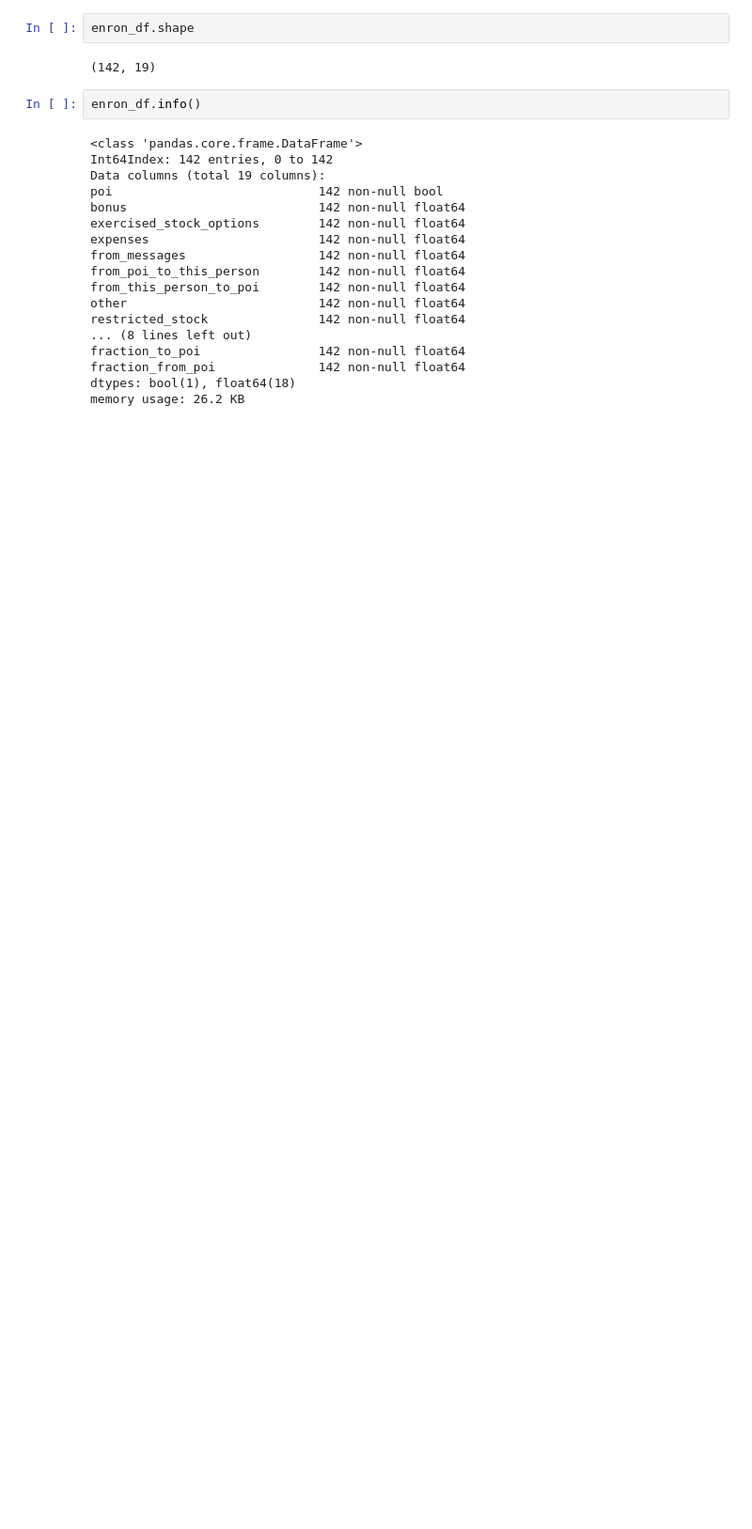
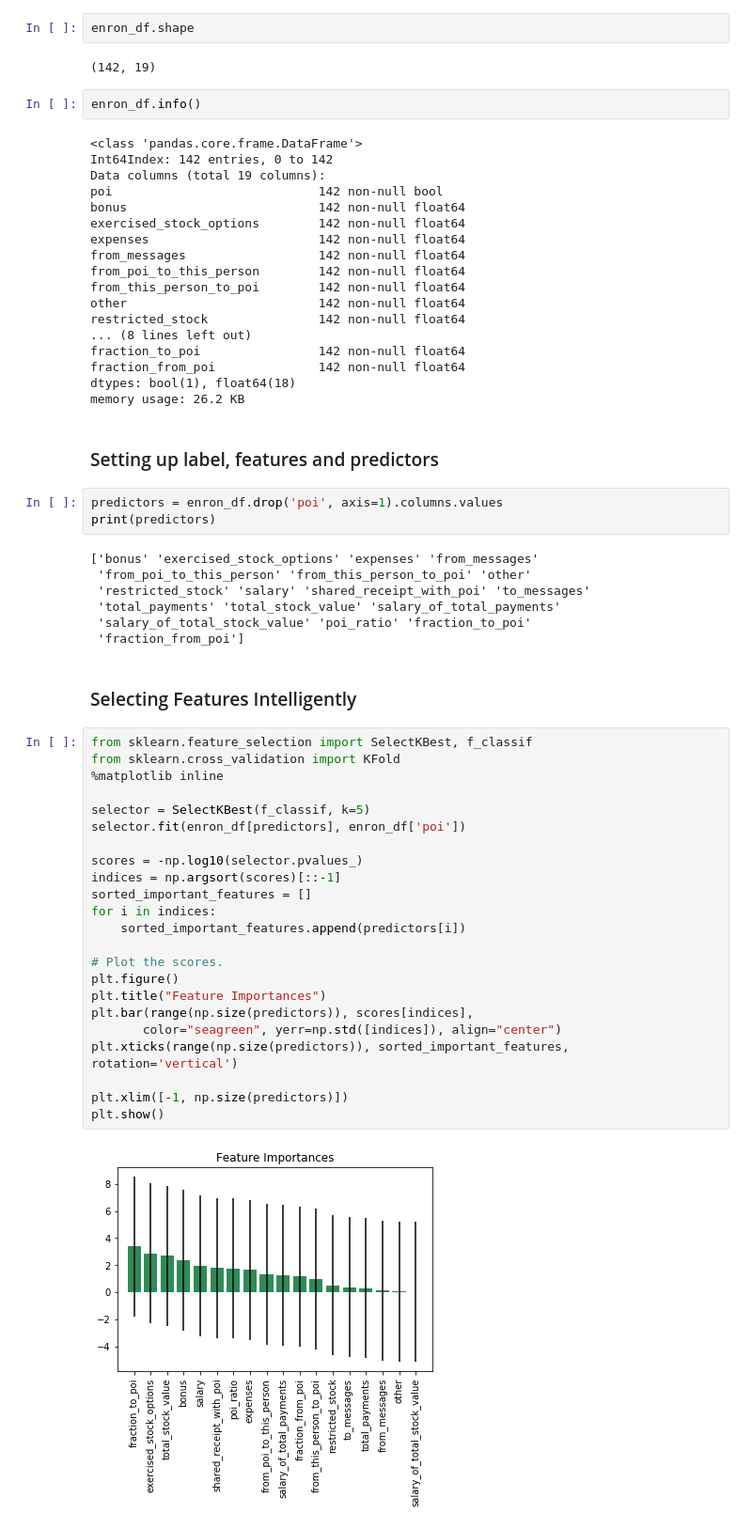
Before and after one commit to geekquad/Fraud-Detection, a Jupyter notebook: Fraud Detection from ENRON dataset.ipynb, the cells around one changed output. Shown at 94% size. Cells and saved outputs as stored; diff of their text form; blank space fills up the shorter version.

```diff
--- a/Fraud Detection from ENRON dataset.ipynb
+++ b/Fraud Detection from ENRON dataset.ipynb
@@ -499,3 +499,42 @@ fraction_to_poi                142 non-null float64
 fraction_from_poi              142 non-null float64
 dtypes: bool(1), float64(18)
 memory usage: 26.2 KB
+# %% [markdown]
+### Setting up label, features and predictors
+# %%
+predictors = enron_df.drop('poi', axis=1).columns.values
+print(predictors)
+# %% [output]
+['bonus' 'exercised_stock_options' 'expenses' 'from_messages'
+ 'from_poi_to_this_person' 'from_this_person_to_poi' 'other'
+ 'restricted_stock' 'salary' 'shared_receipt_with_poi' 'to_messages'
+ 'total_payments' 'total_stock_value' 'salary_of_total_payments'
+ 'salary_of_total_stock_value' 'poi_ratio' 'fraction_to_poi'
+ 'fraction_from_poi']
+# %% [markdown]
+### Selecting Features Intelligently
+# %%
+from sklearn.feature_selection import SelectKBest, f_classif
+from sklearn.cross_validation import KFold
+%matplotlib inline
+
+selector = SelectKBest(f_classif, k=5)
+selector.fit(enron_df[predictors], enron_df['poi'])
+
+scores = -np.log10(selector.pvalues_)
+indices = np.argsort(scores)[::-1]
+sorted_important_features = []
+for i in indices:
+    sorted_important_features.append(predictors[i])
+
+# Plot the scores.
+plt.figure()
+plt.title("Feature Importances")
+plt.bar(range(np.size(predictors)), scores[indices],
+       color="seagreen", yerr=np.std([indices]), align="center")
+plt.xticks(range(np.size(predictors)), sorted_important_features, rotation='vertical')
+
+plt.xlim([-1, np.size(predictors)])
+plt.show()
+# %% [output]
+[figure, added]
```
Also changed, not shown: parts of 1 cell of this notebook.
